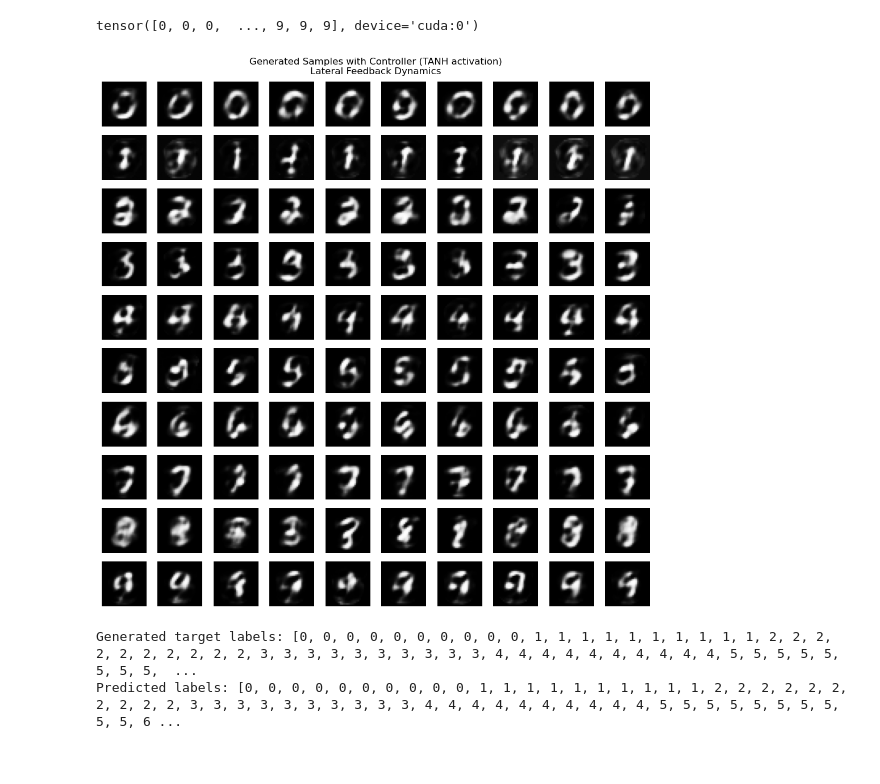
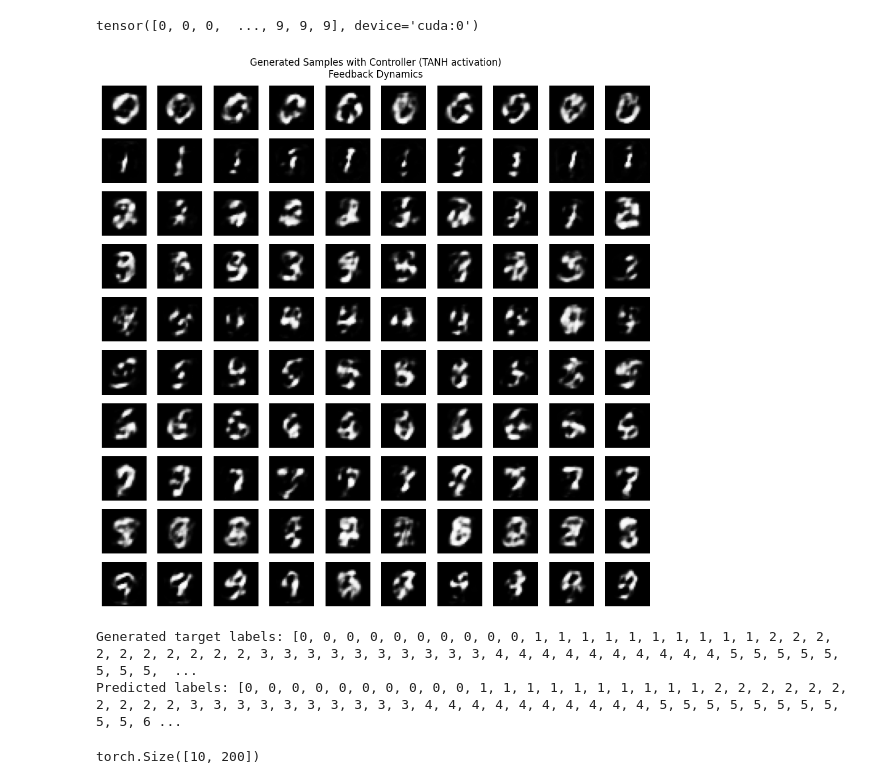
Before and after one commit to s-de-haan/Equilibrium-Fisher-Control, a Jupyter notebook: SampleGen_AE.ipynb, the cells around one changed output. Drawn from its saved outputs; the diff is of its cells as text; code cells hidden in the pictures.

```diff
--- a/SampleGen_AE.ipynb
+++ b/SampleGen_AE.ipynb
@@ -316,7 +316,7 @@ model = MultiLayerAutoencoder(hidden_dims=[200],
                               activation="tanh",
                               update_mode="backprop").to(device)
 
-epochs = 30
+epochs = 100
 for epoch in range(epochs):
     total_recon, total_cls, correct, total = 0, 0, 0, 0
     progress = tqdm(train_loader, desc=f"Epoch {epoch+1}/{epochs}")
@@ -760,23 +760,23 @@ def generate_from_noise_with_feedback_and_lateral_multilayer(
 # %%
 x_final, x_hat_final, loss_history, stop_criterion, y_hat, y_labels = generate_from_noise_with_feedback_and_lateral_multilayer(
     model,
     input_dim=784,
     batch_size=100,
     steps=1000,
     alpha=0.1,
     beta_feedback=1,
     beta_lateral=0.4,
     tol_y=3e-2,
-    use_lateral=True,
+    use_lateral=False,
     use_feedback=True,
     visualize=True,
     mean_pixels=mean_pixels,
     std_pixels=std_pixels,
     k_p= 2.0,
     alpha_c=0.0017
 )
 # %% [output]
-[figure, old version]
+[figure, new version]
 Generated target labels: [0, 0, 0, 0, 0, 0, 0, 0, 0, 0, 1, 1, 1, 1, 1, 1, 1, 1, 1, 1, 2, 2, 2, 2, 2, 2, 2, 2, 2, 2, 3, 3, 3, 3, 3, 3, 3, 3, 3, 3, 4, 4, 4, 4, 4, 4, 4, 4, 4, 4, 5, 5, 5, 5, 5, 5, 5, 5,  ...
 Predicted labels: [0, 0, 0, 0, 0, 0, 0, 0, 0, 0, 1, 1, 1, 1, 1, 1, 1, 1, 1, 1, 2, 2, 2, 2, 2, 2, 2, 2, 2, 2, 3, 3, 3, 3, 3, 3, 3, 3, 3, 3, 4, 4, 4, 4, 4, 4, 4, 4, 4, 4, 5, 5, 5, 5, 5, 5, 5, 5, 5, 5, 6 ...
 # %%
@@ -783,0 +787,5 @@ np.save("W1.npy", model.W1[0].detach().cpu().numpy())
+# %%
+print(model.W2
+.shape)
+# %% [output]
+torch.Size([10, 200])
```
Also changed, not shown: parts of 4 cells of this notebook, 6 other files.
